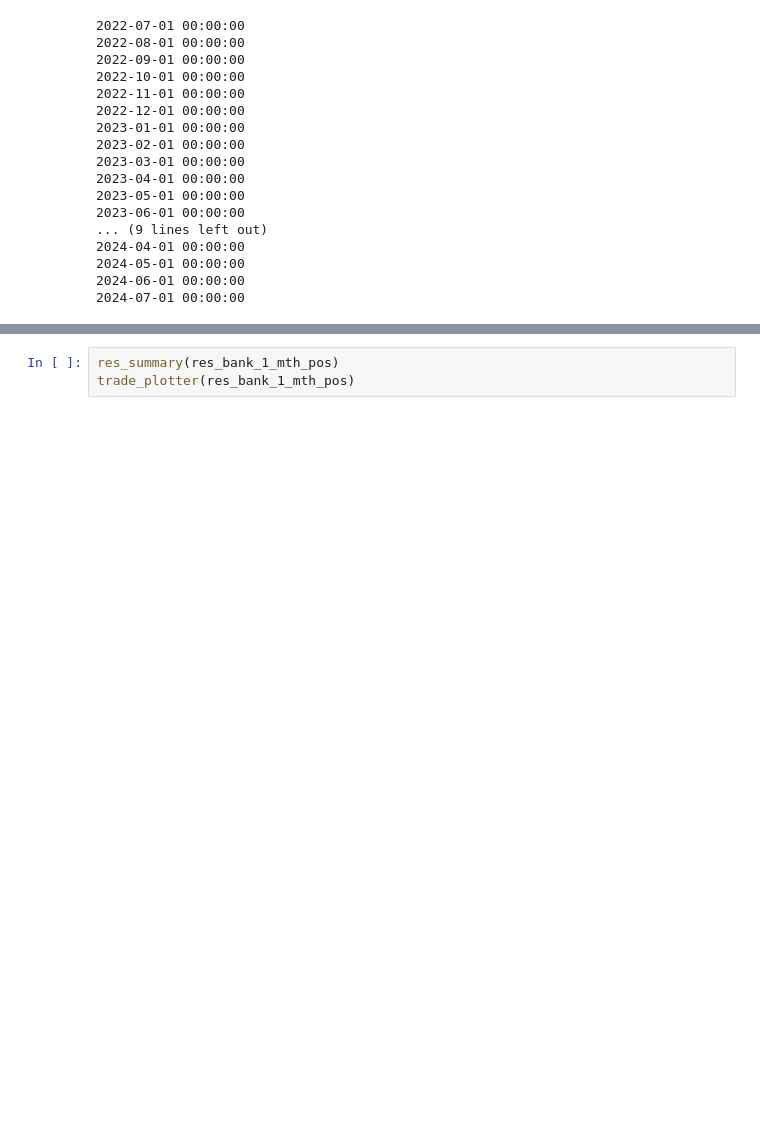
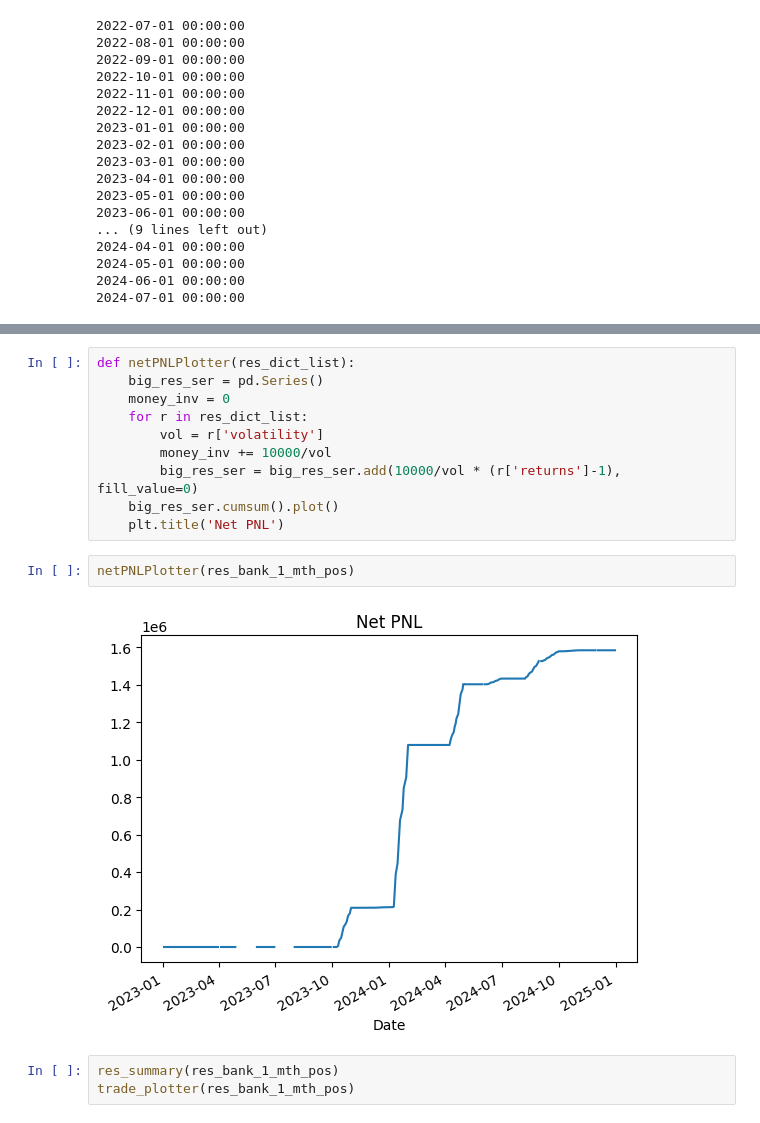
Before and after one commit to Amination-Gogia/Pairs-Trading-Dec-2024, a Jupyter notebook: Week-4/multiple_pairs.ipynb, the cells around one changed output, grey strips where cells are left out. Saved outputs shown, nothing was run; the diff lists cells and outputs as text; blank space fills up the shorter version.

```diff
--- a/Week-4/multiple_pairs.ipynb
+++ b/Week-4/multiple_pairs.ipynb
@@ -373,3 +410,17 @@ res_bank_1_mth_pos = tester(df, start_date, end_date, allowed_drawdown, stop_los
+# %%
+def netPNLPlotter(res_dict_list):
+    big_res_ser = pd.Series()
+    money_inv = 0
+    for r in res_dict_list:
+        vol = r['volatility']
+        money_inv += 10000/vol
+        big_res_ser = big_res_ser.add(10000/vol * (r['returns']-1), fill_value=0)
+    big_res_ser.cumsum().plot()
+    plt.title('Net PNL')
+# %%
+netPNLPlotter(res_bank_1_mth_pos)
+# %% [output]
+[figure, added]
 # %%
 res_summary(res_bank_1_mth_pos)
 trade_plotter(res_bank_1_mth_pos)
```
Also changed, not shown: parts of 6 cells of this notebook.
